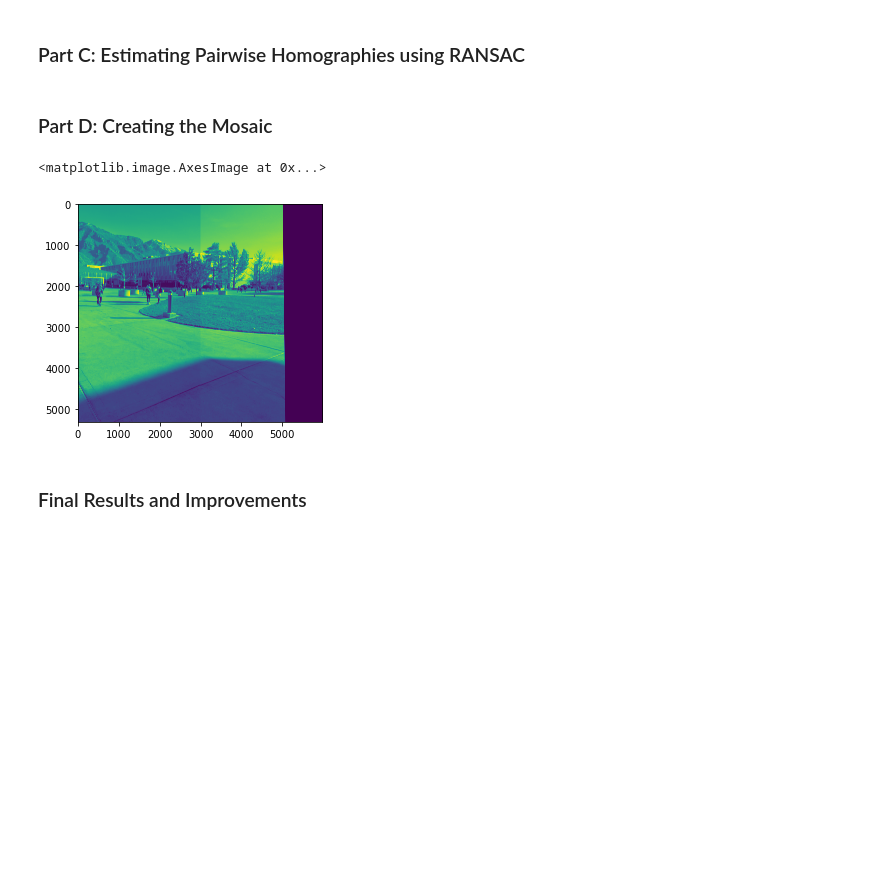
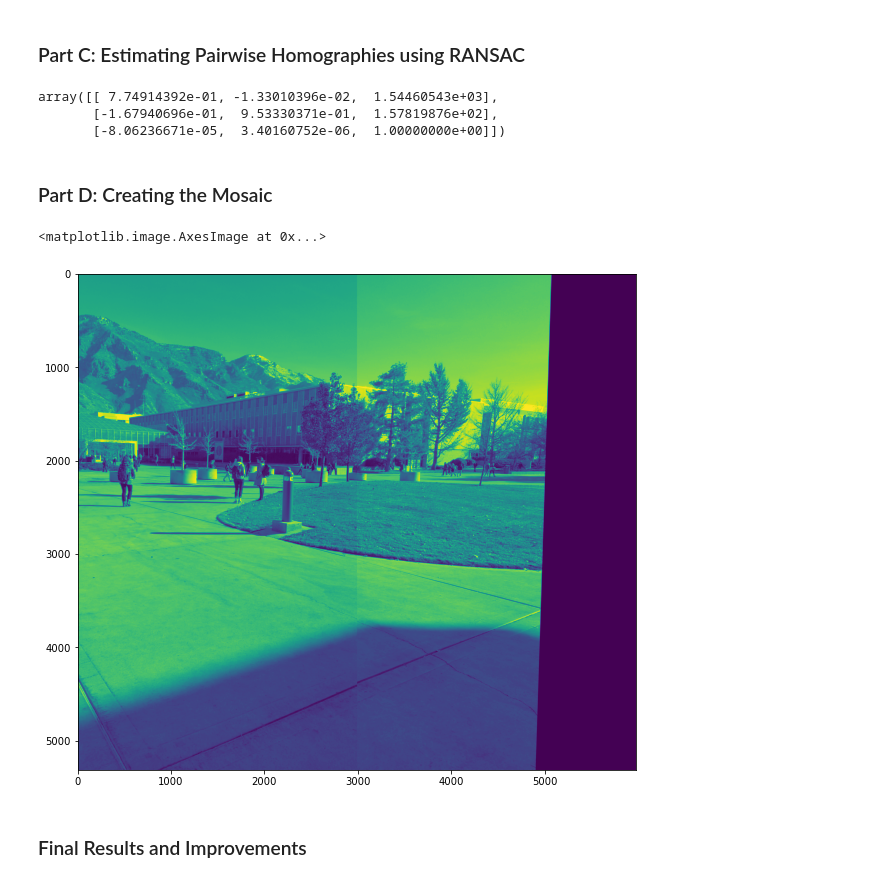
Before and after one commit to cmason30/computer-vision, a Jupyter notebook: proj3-stitching/proj3-Panoramic-Mosaicing.ipynb, the cells around one changed output. Drawn from its saved outputs; the diff is of its cells as text; code cells hidden in the pictures; blank space fills up the shorter version.

```diff
--- a/proj3-stitching/proj3-Panoramic-Mosaicing.ipynb
+++ b/proj3-stitching/proj3-Panoramic-Mosaicing.ipynb
@@ -99,7 +107,4 @@ kp1, des1, img1 = int_points('Images/campus2.jpg')
 kp2, des2, img2 = int_points('Images/campus3.jpg')
 # %% [markdown]
 ### Part B: Matching Features
-# %%
-bf = cv2.BFMatcher()
-matches = bf.knnMatch(des1,des2,k=2)
 # %%
@@ -112,2 +126,4 @@ matches = np.asarray(good)
+# %%
+good1 = bf_matcher(des1, des2)
 # %% [markdown]
 ### Part C: Estimating Pairwise Homographies using RANSAC
@@ -119,3 +161,10 @@ H, mask = cv2.findHomography(src_pts, dst_pts, cv2.RANSAC,5.0)
+# %%
+H2 = homography_compute(kp1, kp2, good1)
+H2
+# %% [output]
+array([[ 7.74914392e-01, -1.33010396e-02,  1.54460543e+03],
+       [-1.67940696e-01,  9.53330371e-01,  1.57819876e+02],
+       [-8.06236671e-05,  3.40160752e-06,  1.00000000e+00]])
 # %% [markdown]
 ### Part D: Creating the Mosaic
 # %%
@@ -124,7 +186,8 @@ dst[0:img2.shape[0], 0:img2.shape[1]] = img2
-# %%
-plt.imshow(dst)
-# %% [output]
-<matplotlib.image.AxesImage at 0x...>
-[figure, removed]
+# %%
+result1= make_stitch(img1, img2, H2)
+plt.imshow(result1)
+# %% [output]
+<matplotlib.image.AxesImage at 0x...>
+[figure, added]
 # %% [markdown]
 ### Final Results and Improvements
```
Also changed, not shown: parts of 17 cells of this notebook, 1 other file.
